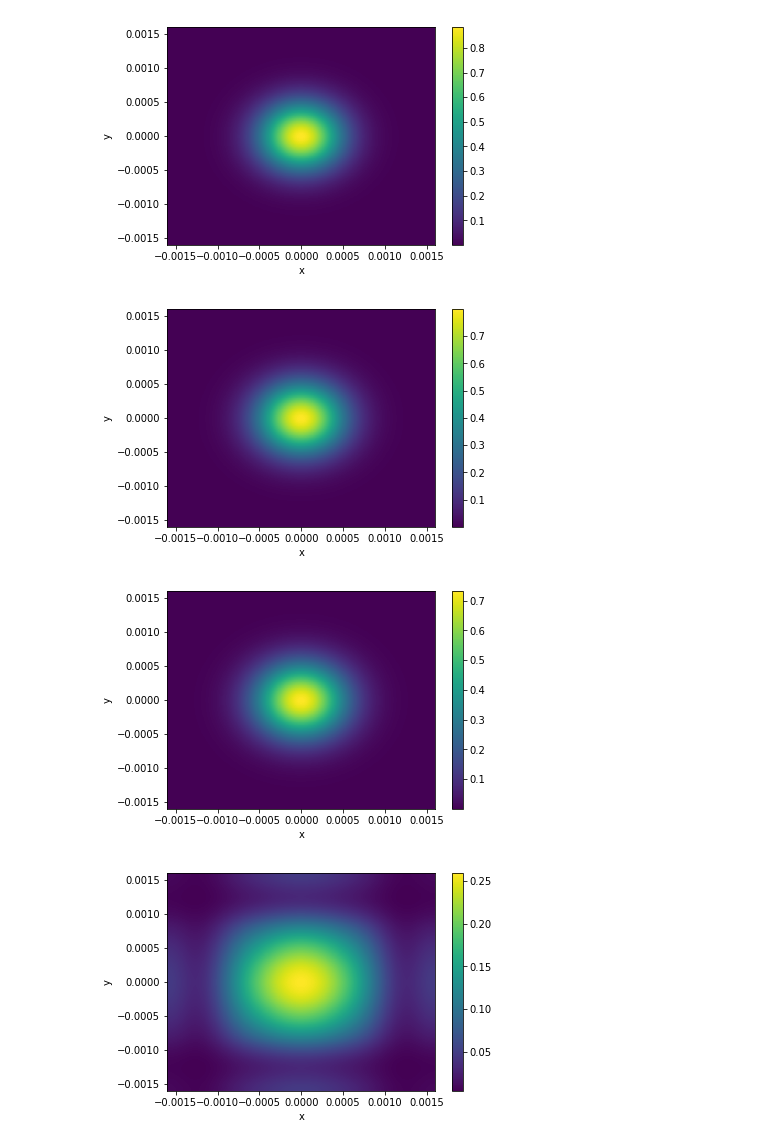
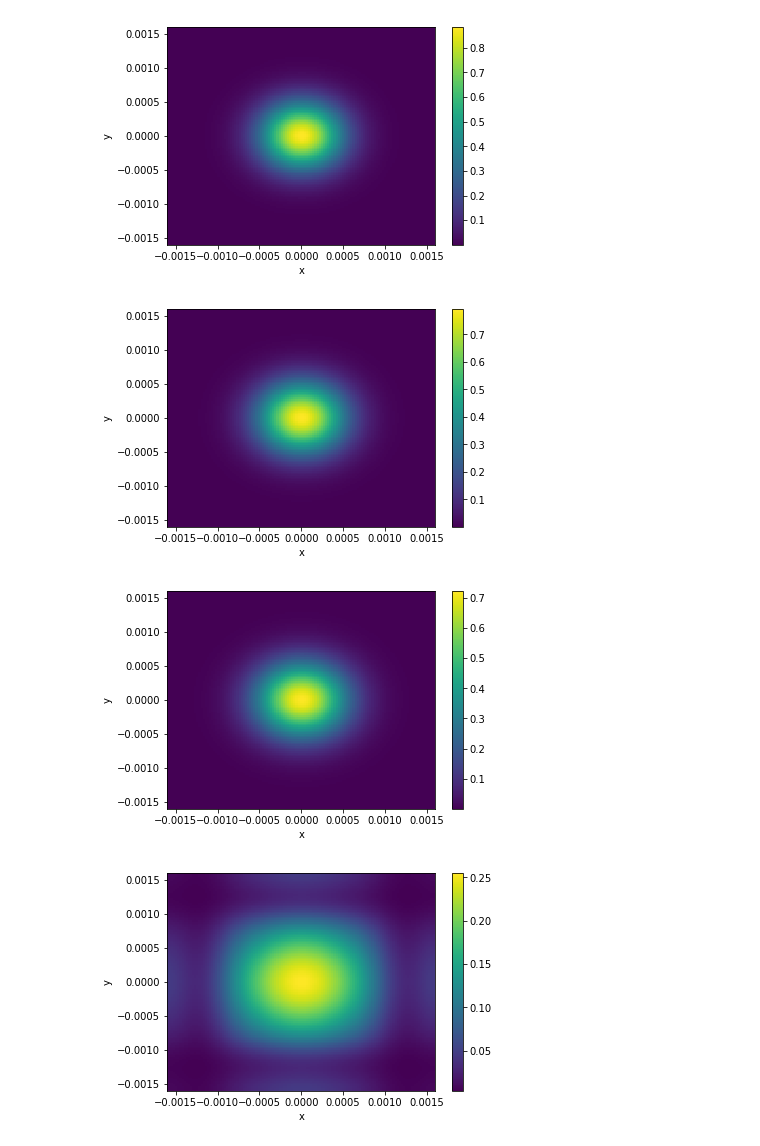
Before and after one commit to kimhong-chao/Project-PHY571, a Jupyter notebook: Design/Simul_laser_Propagate_Normalised.ipynb, the cells around one changed output. Drawn from its saved outputs; the diff is of its cells as text; code cells hidden in the pictures.

```diff
--- a/Design/Simul_laser_Propagate_Normalised.ipynb
+++ b/Design/Simul_laser_Propagate_Normalised.ipynb
@@ -92,8 +92,10 @@ class propagate:
             #E += non_f(E)*self.dz
 
             #Putting into list
+
+            #if(l % 10 == 0):
             list_z.append(np.abs(E)**2)
-            list_z1.append(E)
+                #list_z1.append(E)
 
         list_z = np.asarray(list_z)
         list_z1 = np.asarray(list_z1)
@@ -139,39 +141,39 @@ x0 = [0., 0.]
 AMP = AMP*1e-8
 
 gauss = Gaussian(w0, AMP, x0)
 
 Lx = 1600*1e-6
-Nx = 256
+Nx = 64
 Ly = 1600*1e-6
-Ny = 256
-Lz = 3.0
-Nz = 1024
+Ny = 64
+Lz = 3
+Nz = 1000
 
 init_f = gauss
 
 laser = propagate(Lx, Nx, Ly, Ny, Lz, Nz, k, K, init_f, non_f)
 laser.evolution()
 
 #for i in range(25):
 #    fig, ax = plt.subplots()
 #    mesh = ax.pcolormesh(Pro.x, Pro.y, Pro.matrix[i*10])
 #    ax.set_xlabel('x')
 #    ax.set_ylabel('y')
 #    plt.colorbar(mesh, ax=ax)
 #    fig.show()
 
 for i in [0, 219, 303, Nz-1]:
     fig, ax = plt.subplots()
     mesh = ax.pcolormesh(laser.x, laser.y, laser.matrix[i])
     ax.set_xlabel('x')
     ax.set_ylabel('y')
     plt.colorbar(mesh, ax=ax)
     fig.show()
 # %% [output]
 [figure]
 [figure]
-[figure, old version]
+[figure, new version]
-[figure, old version]
+[figure, new version]
 # %%
 E = laser.matrix2[0]
 fig, ax = plt.subplots()
```
Also changed, not shown: parts of 8 cells of this notebook, 4 other files.
